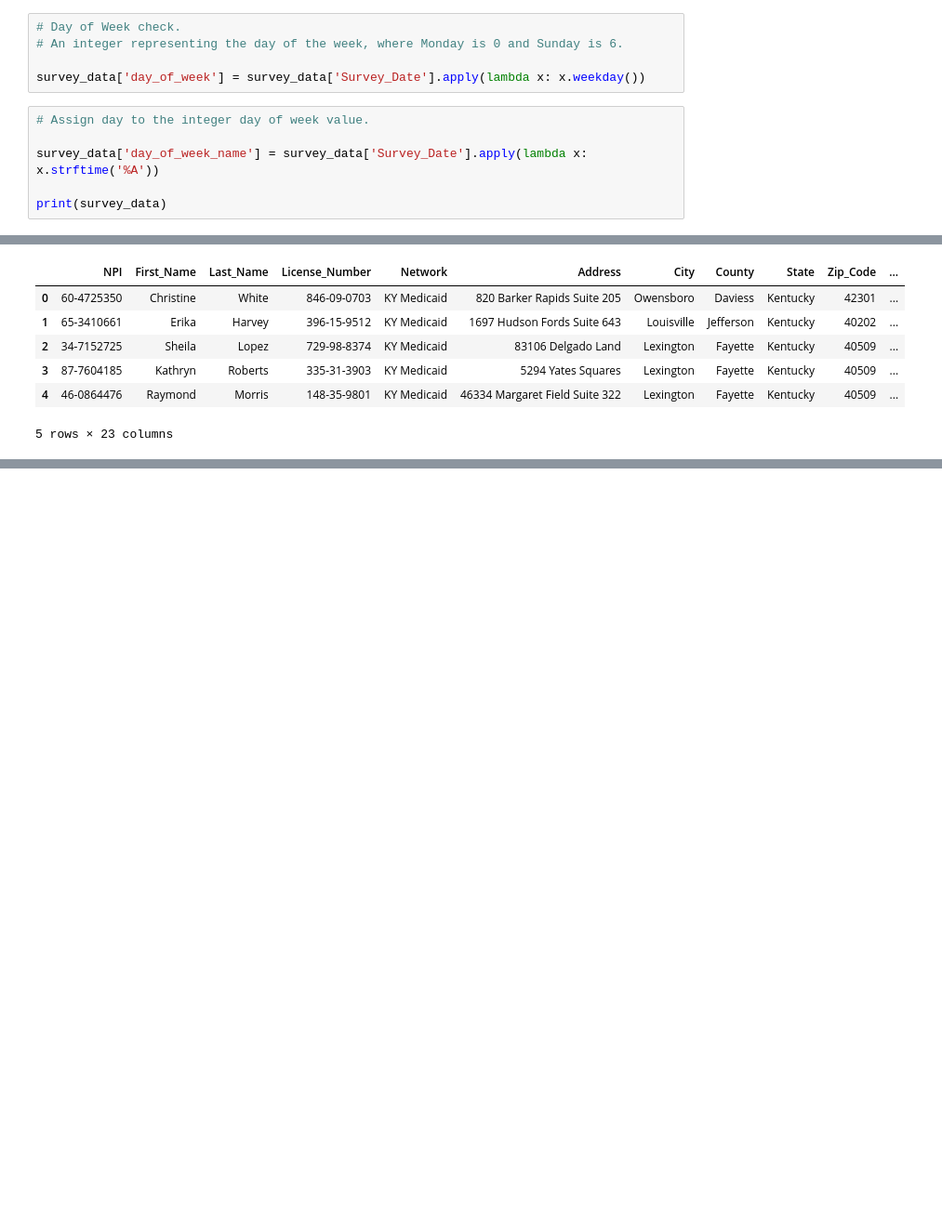
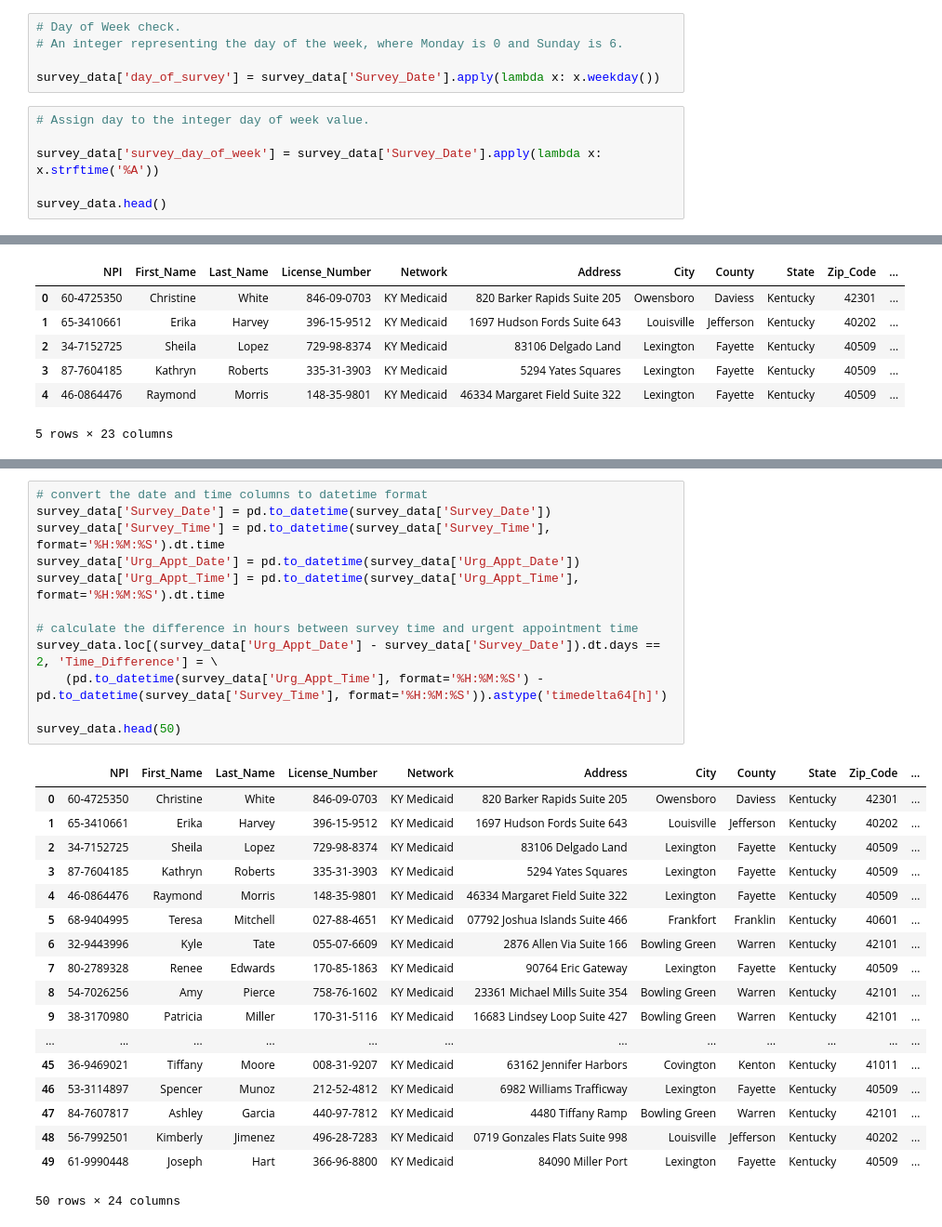
Before and after one commit to shahbijay/provider-appt-kymc, a Jupyter notebook: provider-appt-dboard.ipynb, the cells around one changed output, grey strips where cells are left out. Shown: that part at 93% size. Cells and saved outputs as stored; diff of their text form; blank space fills up the shorter version.

```diff
--- a/provider-appt-dboard.ipynb
+++ b/provider-appt-dboard.ipynb
@@ -140,11 +123,11 @@ dtype: int64
 # Day of Week check.
 # An integer representing the day of the week, where Monday is 0 and Sunday is 6.
 
-survey_data['day_of_week'] = survey_data['Survey_Date'].apply(lambda x: x.weekday())
+survey_data['day_of_survey'] = survey_data['Survey_Date'].apply(lambda x: x.weekday())
 # %%
 # Assign day to the integer day of week value.
 
-survey_data['day_of_week_name'] = survey_data['Survey_Date'].apply(lambda x: x.strftime('%A'))
+survey_data['survey_day_of_week'] = survey_data['Survey_Date'].apply(lambda x: x.strftime('%A'))
 
-print(survey_data)
+survey_data.head()
 # %% [output]
@@ -199,0 +186,31 @@ print(survey_data.iloc[:, 17:21])
+# %%
+# convert the date and time columns to datetime format
+survey_data['Survey_Date'] = pd.to_datetime(survey_data['Survey_Date'])
+survey_data['Survey_Time'] = pd.to_datetime(survey_data['Survey_Time'], format='%H:%M:%S').dt.time
+survey_data['Urg_Appt_Date'] = pd.to_datetime(survey_data['Urg_Appt_Date'])
+survey_data['Urg_Appt_Time'] = pd.to_datetime(survey_data['Urg_Appt_Time'], format='%H:%M:%S').dt.time
+
+# calculate the difference in hours between survey time and urgent appointment time
+survey_data.loc[(survey_data['Urg_Appt_Date'] - survey_data['Survey_Date']).dt.days == 2, 'Time_Difference'] = \
+    (pd.to_datetime(survey_data['Urg_Appt_Time'], format='%H:%M:%S') - pd.to_datetime(survey_data['Survey_Time'], format='%H:%M:%S')).astype('timedelta64[h]')
+
+survey_data.head(50)
+# %% [output]
+|  | NPI | First_Name | Last_Name | License_Number | Network | Address | City | County | State | Zip_Code | ... |
+| 0 | 60-4725350 | Christine | White | 846-09-0703 | KY Medicaid | 820 Barker Rapids Suite 205 | Owensboro | Daviess | Kentucky | 42301 | ... |
+| 1 | 65-3410661 | Erika | Harvey | 396-15-9512 | KY Medicaid | 1697 Hudson Fords Suite 643 | Louisville | Jefferson | Kentucky | 40202 | ... |
+| 2 | 34-7152725 | Sheila | Lopez | 729-98-8374 | KY Medicaid | 83106 Delgado Land | Lexington | Fayette | Kentucky | 40509 | ... |
+| 3 | 87-7604185 | Kathryn | Roberts | 335-31-3903 | KY Medicaid | 5294 Yates Squares | Lexington | Fayette | Kentucky | 40509 | ... |
+| 4 | 46-0864476 | Raymond | Morris | 148-35-9801 | KY Medicaid | 46334 Margaret Field Suite 322 | Lexington | Fayette | Kentucky | 40509 | ... |
+| 5 | 68-9404995 | Teresa | Mitchell | 027-88-4651 | KY Medicaid | 07792 Joshua Islands Suite 466 | Frankfort | Franklin | Kentucky | 40601 | ... |
+| 6 | 32-9443996 | Kyle | Tate | 055-07-6609 | KY Medicaid | 2876 Allen Via Suite 166 | Bowling Green | Warren | Kentucky | 42101 | ... |
+| 7 | 80-2789328 | Renee | Edwards | 170-85-1863 | KY Medicaid | 90764 Eric Gateway | Lexington | Fayette | Kentucky | 40509 | ... |
+| 8 | 54-7026256 | Amy | Pierce | 758-76-1602 | KY Medicaid | 23361 Michael Mills Suite 354 | Bowling Green | Warren | Kentucky | 42101 | ... |
+| 9 | 38-3170980 | Patricia | Miller | 170-31-5116 | KY Medicaid | 16683 Lindsey Loop Suite 427 | Bowling Green | Warren | Kentucky | 42101 | ... |
+| ... | ... | ... | ... | ... | ... | ... | ... | ... | ... | ... | ... |
+| 45 | 36-9469021 | Tiffany | Moore | 008-31-9207 | KY Medicaid | 63162 Jennifer Harbors | Covington | Kenton | Kentucky | 41011 | ... |
+| 46 | 53-3114897 | Spencer | Munoz | 212-52-4812 | KY Medicaid | 6982 Williams Trafficway | Lexington | Fayette | Kentucky | 40509 | ... |
+| 47 | 84-7607817 | Ashley | Garcia | 440-97-7812 | KY Medicaid | 4480 Tiffany Ramp | Bowling Green | Warren | Kentucky | 42101 | ... |
+| 48 | 56-7992501 | Kimberly | Jimenez | 496-28-7283 | KY Medicaid | 0719 Gonzales Flats Suite 998 | Louisville | Jefferson | Kentucky | 40202 | ... |
+| 49 | 61-9990448 | Joseph | Hart | 366-96-8800 | KY Medicaid | 84090 Miller Port | Lexington | Fayette | Kentucky | 40509 | ... |
+50 rows × 24 columns
```
Also changed, not shown: parts of 10 cells of this notebook.
